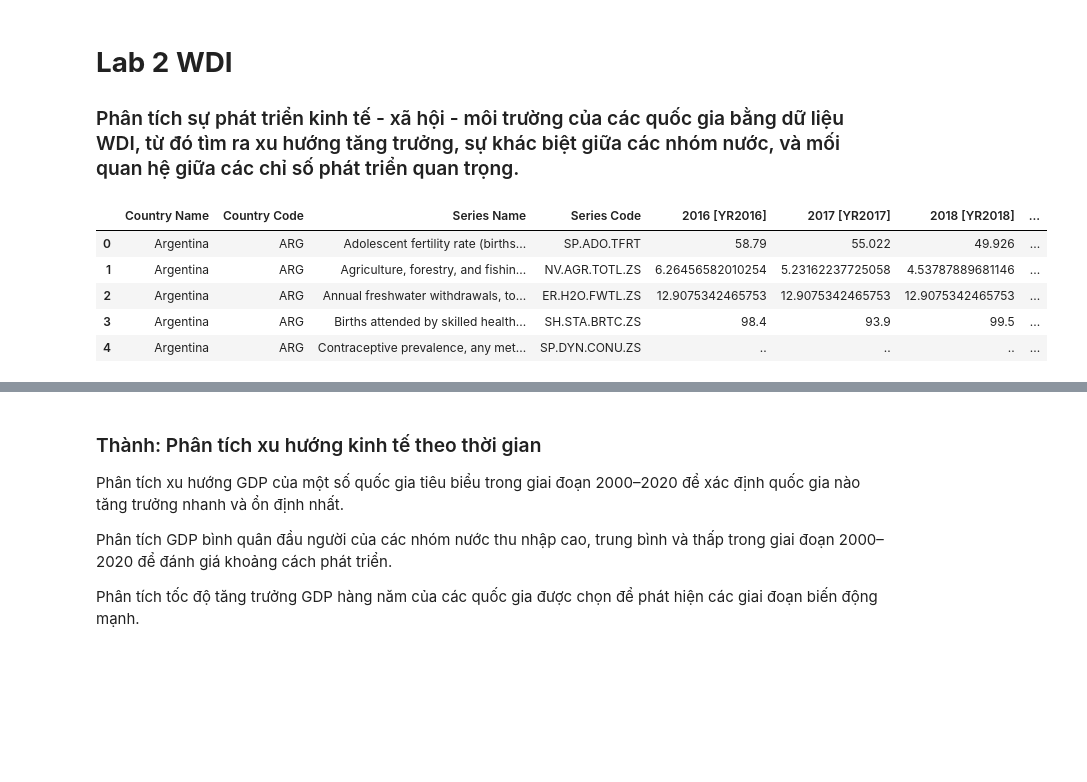
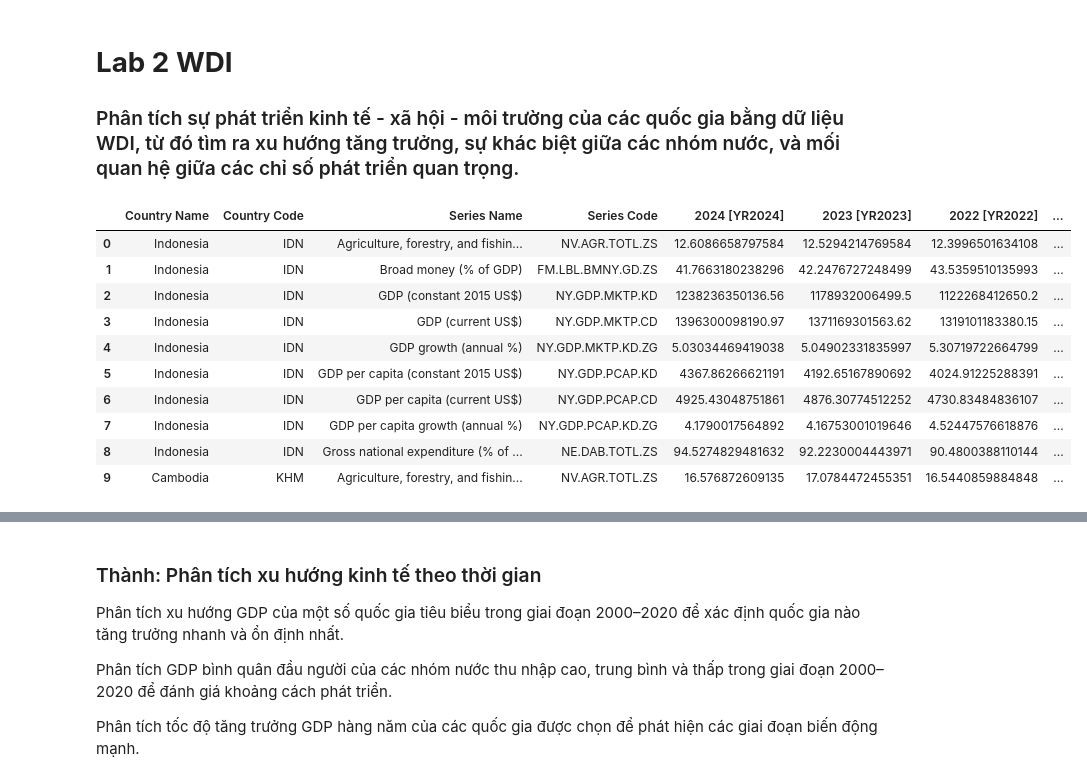
Before and after one commit to tranthanh22/data_visualize_lab2, a Jupyter notebook: lab2.ipynb, the cells around one changed output, grey strips where cells are left out. Cells and saved outputs as stored; diff of their text form; code cells hidden in the pictures; blank space fills up the shorter version.

Commit message:
handle data

```diff
--- a/lab2.ipynb
+++ b/lab2.ipynb
@@ -10,13 +10,18 @@ import seaborn as sns
 import numpy as np
 # %%
 ### Lấy dữ liệu ở đây
-wdi = pd.read_csv('./datafile/WDI_Data.csv')
+sea = pd.read_csv('./datafile/southAsiaData.csv')
 # %%
-wdi.head()
+sea.head(10)
 # %% [output]
-|  | Country Name | Country Code | Series Name | Series Code | 2016 [YR2016] | 2017 [YR2017] | 2018 [YR2018] | ... |
-| 0 | Argentina | ARG | Adolescent fertility rate (births... | SP.ADO.TFRT | 58.79 | 55.022 | 49.926 | ... |
-| 1 | Argentina | ARG | Agriculture, forestry, and fishin... | NV.AGR.TOTL.ZS | 6.26456582010254 | 5.23162237725058 | 4.53787889681146 | ... |
-| 2 | Argentina | ARG | Annual freshwater withdrawals, to... | ER.H2O.FWTL.ZS | 12.9075342465753 | 12.9075342465753 | 12.9075342465753 | ... |
-| 3 | Argentina | ARG | Births attended by skilled health... | SH.STA.BRTC.ZS | 98.4 | 93.9 | 99.5 | ... |
-| 4 | Argentina | ARG | Contraceptive prevalence, any met... | SP.DYN.CONU.ZS | .. | .. | .. | ... |
+|  | Country Name | Country Code | Series Name | Series Code | 2024 [YR2024] | 2023 [YR2023] | 2022 [YR2022] | ... |
+| 0 | Indonesia | IDN | Agriculture, forestry, and fishin... | NV.AGR.TOTL.ZS | 12.6086658797584 | 12.5294214769584 | 12.3996501634108 | ... |
+| 1 | Indonesia | IDN | Broad money (% of GDP) | FM.LBL.BMNY.GD.ZS | 41.7663180238296 | 42.2476727248499 | 43.5359510135993 | ... |
+| 2 | Indonesia | IDN | GDP (constant 2015 US$) | NY.GDP.MKTP.KD | 1238236350136.56 | 1178932006499.5 | 1122268412650.2 | ... |
+| 3 | Indonesia | IDN | GDP (current US$) | NY.GDP.MKTP.CD | 1396300098190.97 | 1371169301563.62 | 1319101183380.15 | ... |
+| 4 | Indonesia | IDN | GDP growth (annual %) | NY.GDP.MKTP.KD.ZG | 5.03034469419038 | 5.04902331835997 | 5.30719722664799 | ... |
+| 5 | Indonesia | IDN | GDP per capita (constant 2015 US$) | NY.GDP.PCAP.KD | 4367.86266621191 | 4192.65167890692 | 4024.91225288391 | ... |
+| 6 | Indonesia | IDN | GDP per capita (current US$) | NY.GDP.PCAP.CD | 4925.43048751861 | 4876.30774512252 | 4730.83484836107 | ... |
+| 7 | Indonesia | IDN | GDP per capita growth (annual %) | NY.GDP.PCAP.KD.ZG | 4.1790017564892 | 4.16753001019646 | 4.52447576618876 | ... |
+| 8 | Indonesia | IDN | Gross national expenditure (% of ... | NE.DAB.TOTL.ZS | 94.5274829481632 | 92.2230004443971 | 90.4800388110144 | ... |
+| 9 | Cambodia | KHM | Agriculture, forestry, and fishin... | NV.AGR.TOTL.ZS | 16.576872609135 | 17.0784472455351 | 16.5440859884848 | ... |
```
Also changed, not shown: parts of 16 cells of this notebook.
